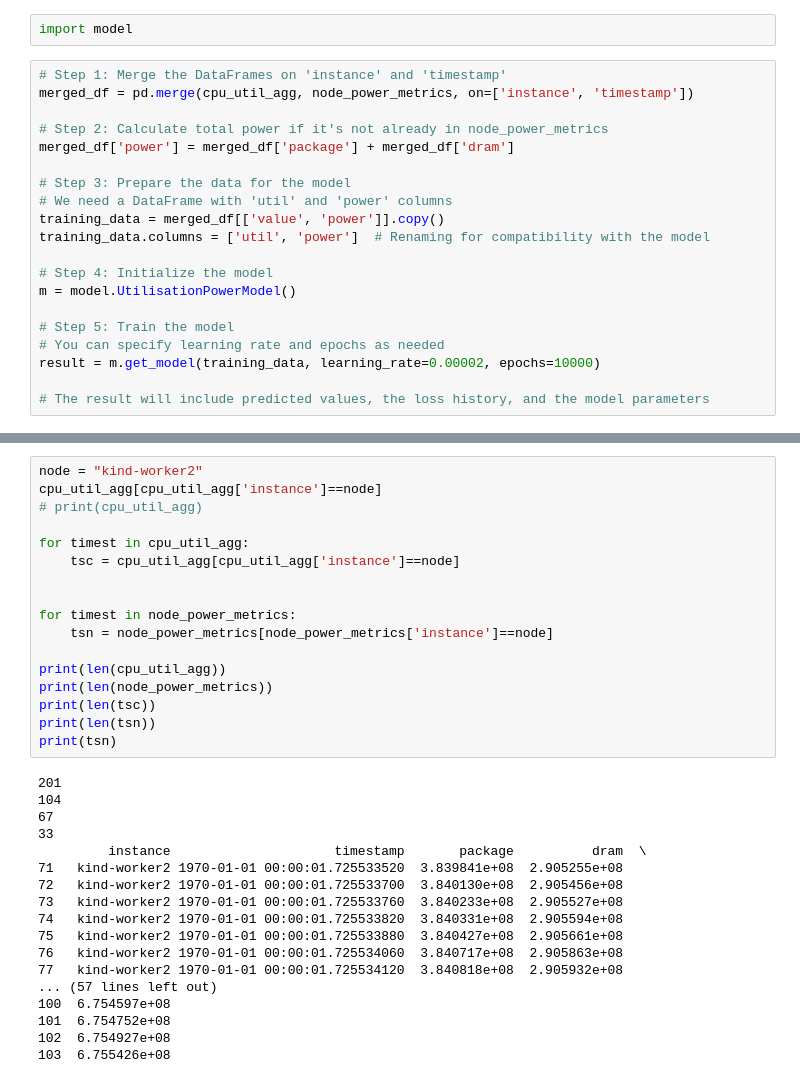
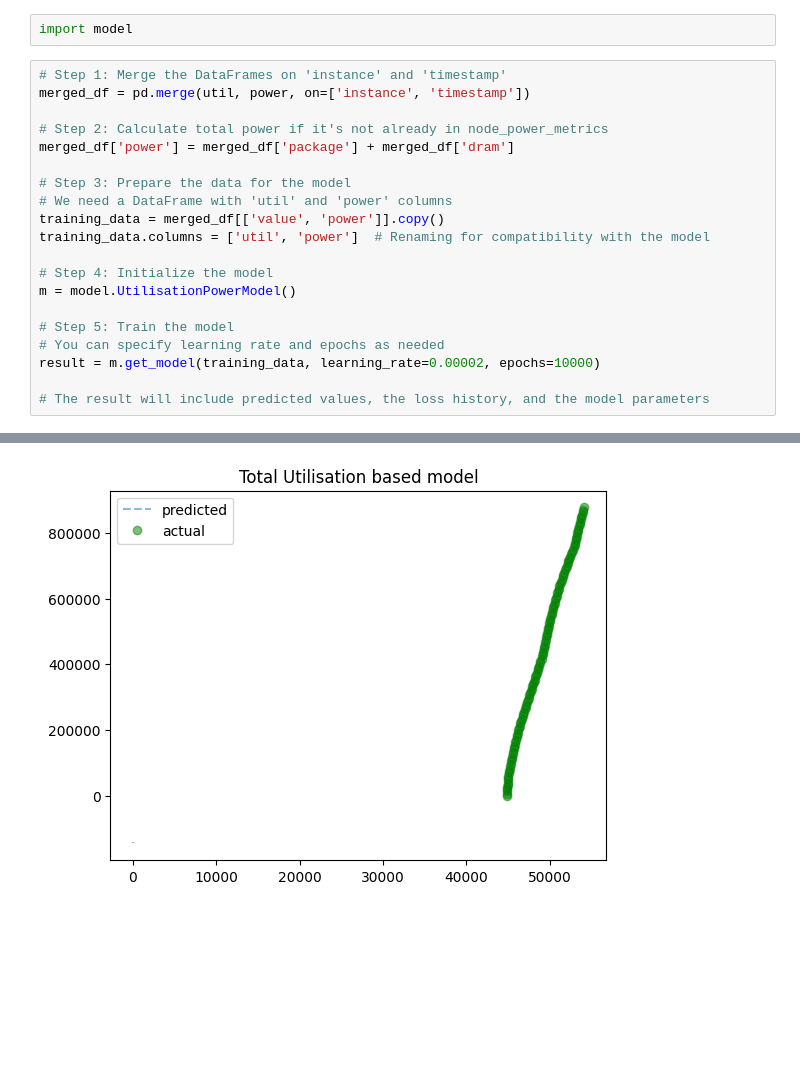
Before and after one commit to sustainable-computing-io/peaks, a Jupyter notebook: benchmarks/peaks-pipeline/training/modelling.ipynb, the cells around one changed output, grey strips where cells are left out. Drawn from its saved outputs; the diff is of its cells as text; blank space fills up the shorter version.

```diff
--- a/benchmarks/peaks-pipeline/training/modelling.ipynb
+++ b/benchmarks/peaks-pipeline/training/modelling.ipynb
@@ -122,7 +156,7 @@ print(node_power_metrics)
 import model
 # %%
 # Step 1: Merge the DataFrames on 'instance' and 'timestamp'
-merged_df = pd.merge(cpu_util_agg, node_power_metrics, on=['instance', 'timestamp'])
+merged_df = pd.merge(util, power, on=['instance', 'timestamp'])
 
 # Step 2: Calculate total power if it's not already in node_power_metrics
 merged_df['power'] = merged_df['package'] + merged_df['dram']
@@ -158,37 +178,3 @@ result = m.get_model(training_data, learning_rate=0.00002, epochs=10000)
+[figure, added]
-# %%
-node = "kind-worker2"
-cpu_util_agg[cpu_util_agg['instance']==node]
-# print(cpu_util_agg)
-
-for timest in cpu_util_agg:
-    tsc = cpu_util_agg[cpu_util_agg['instance']==node]
-
-
-for timest in node_power_metrics:
-    tsn = node_power_metrics[node_power_metrics['instance']==node]
-
-print(len(cpu_util_agg))
-print(len(node_power_metrics))
-print(len(tsc))
-print(len(tsn))
-print(tsn)
-# %% [output]
-201
-104
-67
-33
-         instance                     timestamp       package          dram  \
-71   kind-worker2 1970-01-01 00:00:01.725533520  3.839841e+08  2.905255e+08
-72   kind-worker2 1970-01-01 00:00:01.725533700  3.840130e+08  2.905456e+08
-73   kind-worker2 1970-01-01 00:00:01.725533760  3.840233e+08  2.905527e+08
-74   kind-worker2 1970-01-01 00:00:01.725533820  3.840331e+08  2.905594e+08
-75   kind-worker2 1970-01-01 00:00:01.725533880  3.840427e+08  2.905661e+08
-76   kind-worker2 1970-01-01 00:00:01.725534060  3.840717e+08  2.905863e+08
-77   kind-worker2 1970-01-01 00:00:01.725534120  3.840818e+08  2.905932e+08
-... (57 lines left out)
-100  6.754597e+08
-101  6.754752e+08
-102  6.754927e+08
-103  6.755426e+08
 # %%
 node_power_models = {}
```
Also changed, not shown: parts of 24 cells of this notebook, 53 other files.
